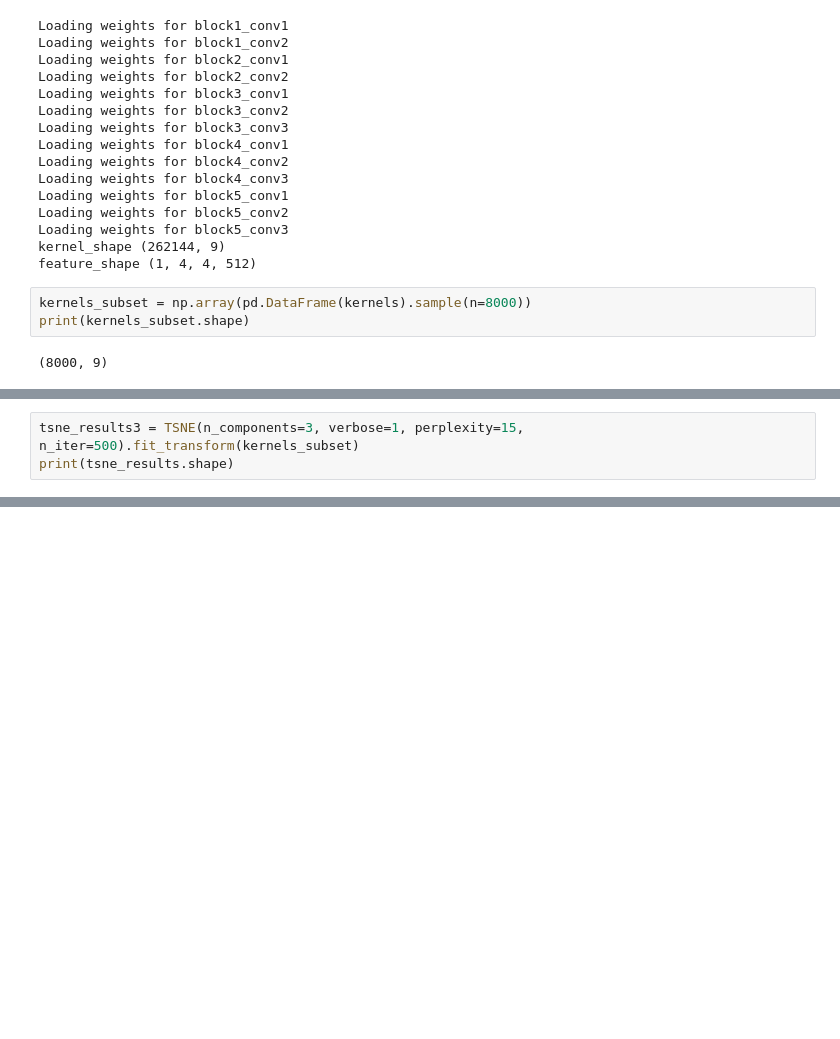
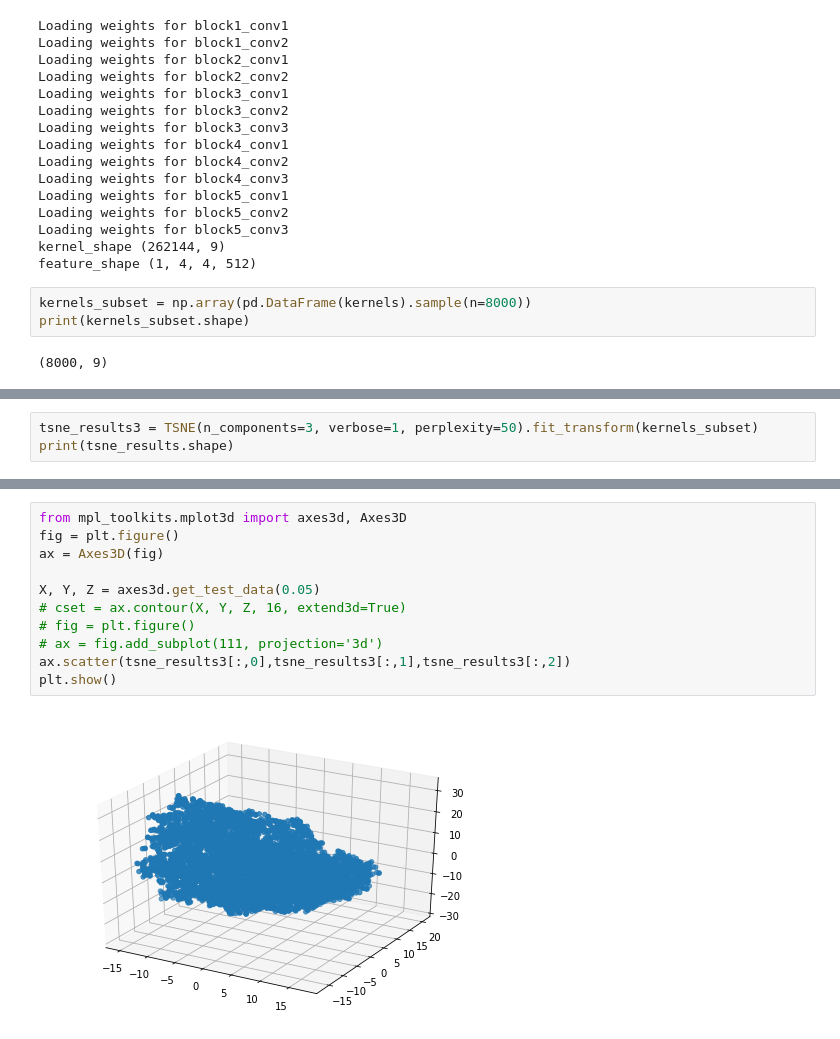
Before and after one commit to aleozlx/tsne-conv, a Jupyter notebook: tsne.ipynb, the cells around one changed output, grey strips where cells are left out. Cells and saved outputs as stored; diff of their text form; blank space fills up the shorter version.

```diff
--- a/tsne.ipynb
+++ b/tsne.ipynb
@@ -125,3 +127,3 @@ plt.scatter(tsne_results[:,0],tsne_results[:,1])
 # %%
-tsne_results3 = TSNE(n_components=3, verbose=1, perplexity=15, n_iter=500).fit_transform(kernels_subset)
+tsne_results3 = TSNE(n_components=3, verbose=1, perplexity=50).fit_transform(kernels_subset)
 print(tsne_results.shape)
@@ -127,0 +146,13 @@ print(tsne_results.shape)
+# %%
+from mpl_toolkits.mplot3d import axes3d, Axes3D
+fig = plt.figure()
+ax = Axes3D(fig)
+
+X, Y, Z = axes3d.get_test_data(0.05)
+# cset = ax.contour(X, Y, Z, 16, extend3d=True)
+# fig = plt.figure()
+# ax = fig.add_subplot(111, projection='3d')
+ax.scatter(tsne_results3[:,0],tsne_results3[:,1],tsne_results3[:,2])
+plt.show()
+# %% [output]
+[figure, added]
```
Also changed, not shown: parts of 23 cells of this notebook.
